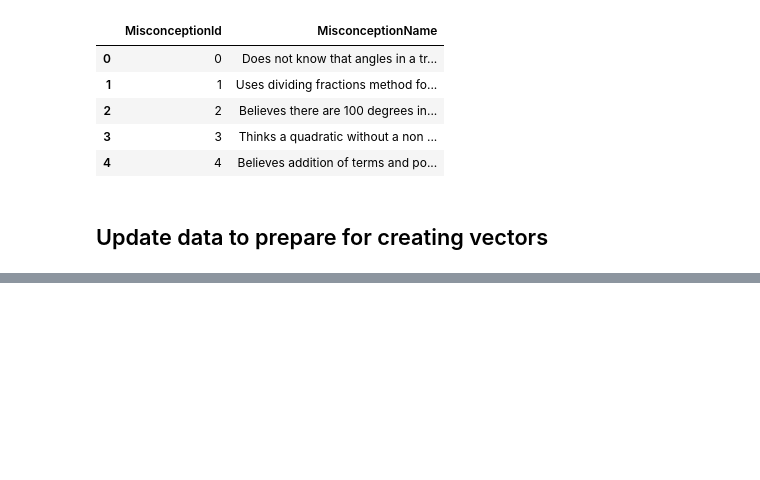
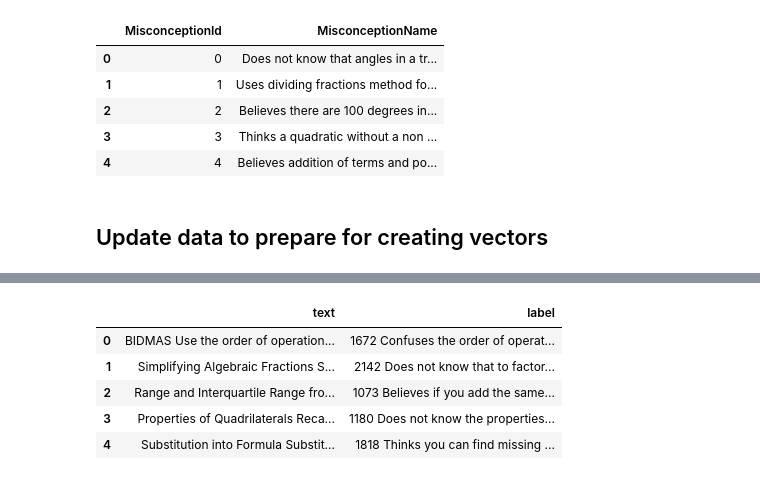
Before and after one commit to weeble87/kaggle, a Jupyter notebook: eedi-mining-misconceptions-in-math.ipynb, the cells around one changed output, grey strips where cells are left out. Drawn from its saved outputs; the diff is of its cells as text; code cells hidden in the pictures; blank space fills up the shorter version.

```diff
--- a/eedi-mining-misconceptions-in-math.ipynb
+++ b/eedi-mining-misconceptions-in-math.ipynb
@@ -42,13 +54,24 @@ from sklearn.metrics import confusion_matrix, classification_report, accuracy_sc
 
 import os
 files = []
-for dirname, _, filenames in os.walk('/kaggle/input'):
+# on vs code
+data_dir = './eedi-mining/eedi-mining-misconceptions-in-mathematics'
+miscon_file_index = 0
+train_file_index = 3
+test_file_index = 2
+# on kaggle
+# data_dir = '/kaggle/input'
+#miscon_file_index = 1
+#train_file_index = 2
+#test_file_index = 3
+for dirname, _, filenames in os.walk(data_dir):
+    print (filenames)
     for filename in filenames:
         print(os.path.join(dirname, filename))
         files.append(os.path.join(dirname, filename))
-misconceptions_filename = files[1]
-train_filename = files[2]
-test_filename = files[3]
-# You can write up to 20GB to the current directory (/kaggle/working/) that gets preserved as output when you create a version using "Save & Run All"
+misconceptions_filename = files[miscon_file_index]
+train_filename = files[train_file_index]
+test_filename = files[test_file_index]
+# For Kaggle, You can write up to 20GB to the current directory (/kaggle/working/) that gets preserved as output when you create a version using "Save & Run All"
 # You can also write temporary files to /kaggle/temp/, but they won't be saved outside of the current session
 # %% [output]
@@ -98,0 +140,6 @@ columns 15
+# %%
+miscon_data = pd.read_csv(misconceptions_filename)
+miscon_data.head()
+print ("miscon_data shape")
+print("rows", miscon_data.shape[0])
+print("columns",miscon_data.shape[1])
@@ -153,7 +204,11 @@ misc_con_data.head()
 ## Update data to prepare for creating vectors
 # %%
 # clean up question
-train_data['CleanQuestion'] = train_data['QuestionText'].replace('\n',' ',regex=True)
+# train_data['CleanQuestion'] = train_data['QuestionText'].replace('\n',' ',regex=True)
+
+# create new data frame with just misconceptions
+# Create a new empty DataFrame
+miscon_model = pd.DataFrame()
 # %%
 # convert latext formatting to text
 from pylatexenc.latex2text import LatexNodes2Text
@@ -204,0 +300,9 @@ train_data.head(20)
+# %%
+flattened_df.head()
+# %% [output]
+|  | text | label |
+| 0 | BIDMAS Use the order of operation... | 1672 Confuses the order of operat... |
+| 1 | Simplifying Algebraic Fractions S... | 2142 Does not know that to factor... |
+| 2 | Range and Interquartile Range fro... | 1073 Believes if you add the same... |
+| 3 | Properties of Quadrilaterals Reca... | 1180 Does not know the properties... |
+| 4 | Substitution into Formula Substit... | 1818 Thinks you can find missing ... |
```
Also changed, not shown: parts of 13 cells of this notebook, 10 other files.
